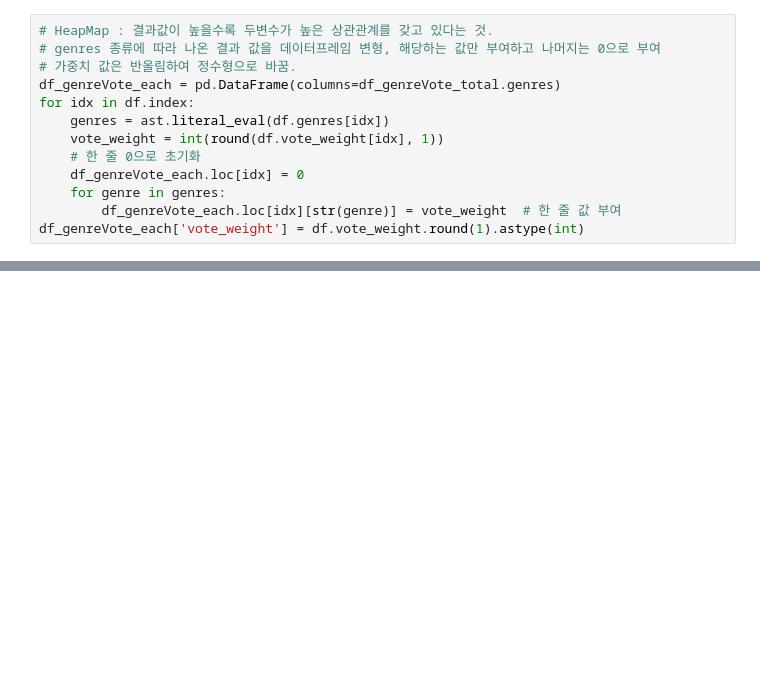
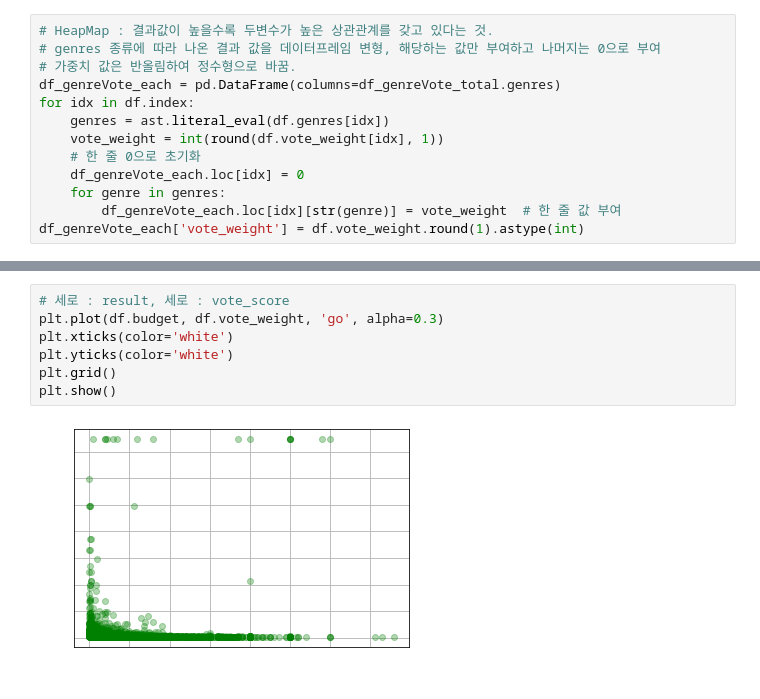
Before and after one commit to sky3085/ripple_ezen, a Jupyter notebook: ML/4.TMDBAnalysis.ipynb, the cells around one changed output, grey strips where cells are left out. Cells and saved outputs as stored; diff of their text form; blank space fills up the shorter version.

```diff
--- a/ML/4.TMDBAnalysis.ipynb
+++ b/ML/4.TMDBAnalysis.ipynb
@@ -143,0 +129,9 @@ plt.show()
+# %%
+# 세로 : result, 세로 : vote_score
+plt.plot(df.budget, df.vote_weight, 'go', alpha=0.3)
+plt.xticks(color='white')
+plt.yticks(color='white')
+plt.grid()
+plt.show()
+# %% [output]
+[figure, added]
```
Also changed, not shown: parts of 4 cells of this notebook.
